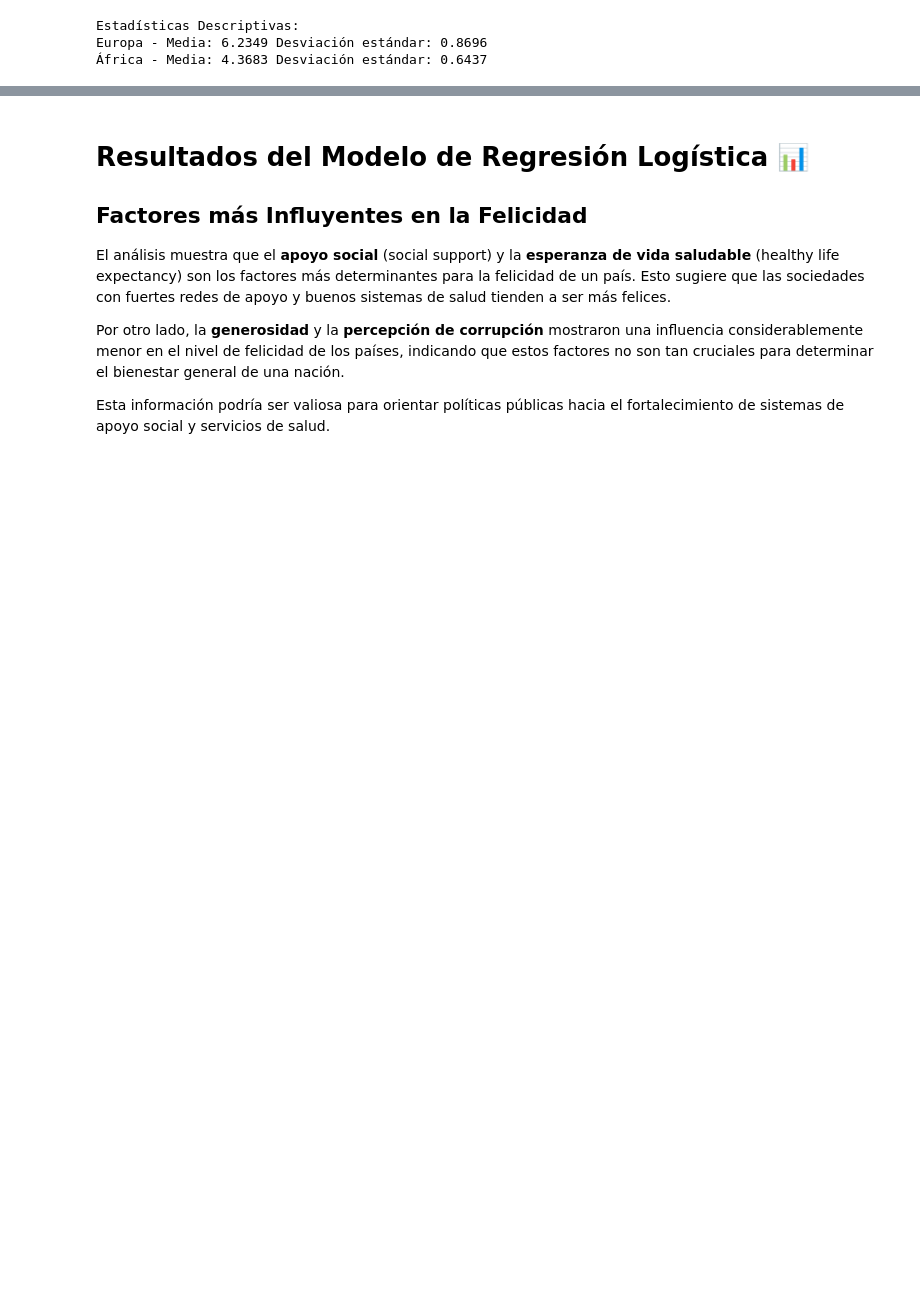
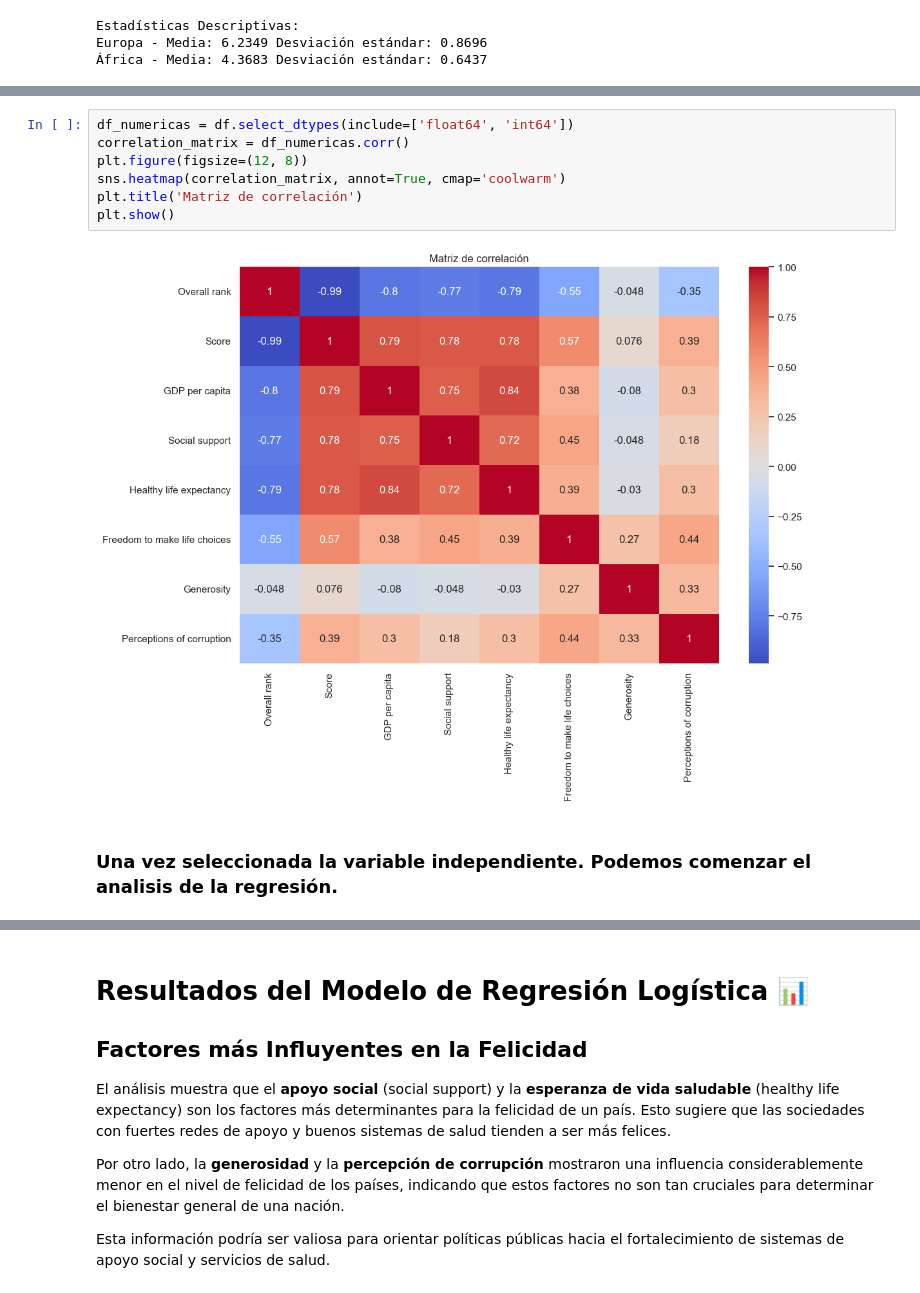
Before and after one commit to Javi111003/Happinness-World-Ranking-Stats, a Jupyter notebook: main.ipynb, the cells around one changed output, grey strips where cells are left out. Drawn from its saved outputs; the diff is of its cells as text; blank space fills up the shorter version.

```diff
--- a/main.ipynb
+++ b/main.ipynb
@@ -735 +759,12 @@ Evidentemente, nuestros datos están relacionados con numerosos índices de los
+# %%
+df_numericas = df.select_dtypes(include=['float64', 'int64'])
+correlation_matrix = df_numericas.corr()
+plt.figure(figsize=(12, 8))
+sns.heatmap(correlation_matrix, annot=True, cmap='coolwarm')
+plt.title('Matriz de correlación')
+plt.show()
+# %% [output]
+[figure, added]
+# %% [markdown]
+### Una vez seleccionada la variable independiente. Podemos comenzar el analisis de la regresión.
 # %%
```
Also changed, not shown: parts of 30 cells of this notebook.
